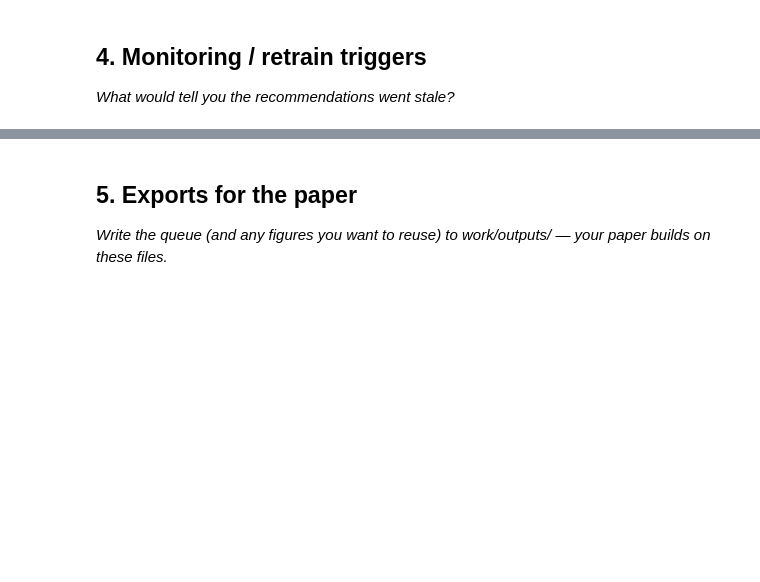
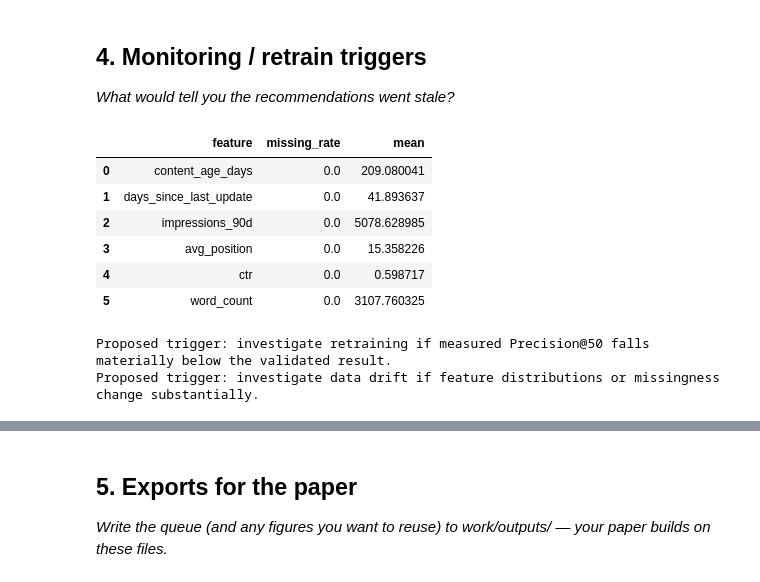
Before and after one commit to SriKeerthi16-b/Machine-Learning, a Jupyter notebook: work/notebooks/w07_action_playbook.ipynb, the cells around one changed output, grey strips where cells are left out. Cells and saved outputs as stored; diff of their text form; code cells hidden in the pictures; blank space fills up the shorter version.

```diff
--- a/work/notebooks/w07_action_playbook.ipynb
+++ b/work/notebooks/w07_action_playbook.ipynb
@@ -34,3 +269,38 @@ This skeleton is yours to fill. Work the sections **in order** — each one has
 # %%
 # This cell is for CODE (numbers, a query, a check).
 # Write your text answer in the cell ABOVE this one — typing sentences here breaks Run All.
+# Current monitoring snapshot
+
+monitoring = pd.DataFrame({
+    "feature": feature_cols,
+    "missing_rate": [
+        model_df[col].isna().mean()
+        for col in feature_cols
+    ],
+    "mean": [
+        model_df[col].mean()
+        for col in feature_cols
+    ]
+})
+
+display(monitoring)
+
+print(
+    "\nProposed trigger: investigate retraining if measured "
+    "Precision@50 falls materially below the validated result."
+)
+
+print(
+    "Proposed trigger: investigate data drift if feature "
+    "distributions or missingness change substantially."
+)
+# %% [output]
+|  | feature | missing_rate | mean |
+| 0 | content_age_days | 0.0 | 209.080041 |
+| 1 | days_since_last_update | 0.0 | 41.893637 |
+| 2 | impressions_90d | 0.0 | 5078.628985 |
+| 3 | avg_position | 0.0 | 15.358226 |
+| 4 | ctr | 0.0 | 0.598717 |
+| 5 | word_count | 0.0 | 3107.760325 |
+Proposed trigger: investigate retraining if measured Precision@50 falls materially below the validated result.
+Proposed trigger: investigate data drift if feature distributions or missingness change substantially.
```
Also changed, not shown: parts of 12 cells of this notebook.
